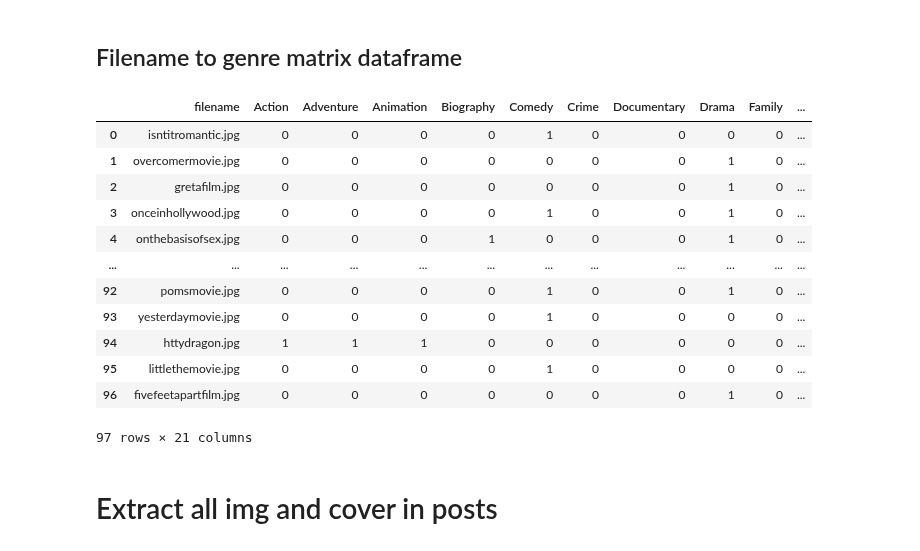
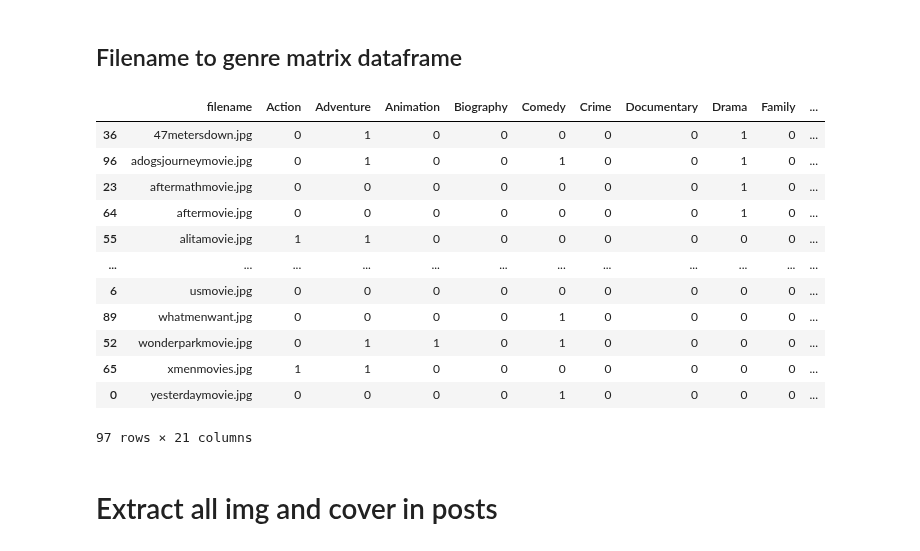
Before and after one commit to arrowill74/GPUbackup, a Jupyter notebook: Image_20genres/TrainTestMatrix.ipynb, the cells around one changed output. Saved outputs shown, nothing was run; the diff lists cells and outputs as text; code cells hidden in the pictures.

```diff
--- a/Image_20genres/TrainTestMatrix.ipynb
+++ b/Image_20genres/TrainTestMatrix.ipynb
@@ -103,21 +103,21 @@ fivefeetapartfilm
 # %% [markdown]
 ## Filename to genre matrix dataframe
 # %%
-df=pd.DataFrame(li, columns = ['filename'] + genres)
+df=pd.DataFrame(li, columns = ['filename'] + genres).sort_values(by='filename')
 df
 # %% [output]
 |  | filename | Action | Adventure | Animation | Biography | Comedy | Crime | Documentary | Drama | Family | ... |
-| 0 | isntitromantic.jpg | 0 | 0 | 0 | 0 | 1 | 0 | 0 | 0 | 0 | ... |
-| 1 | overcomermovie.jpg | 0 | 0 | 0 | 0 | 0 | 0 | 0 | 1 | 0 | ... |
-| 2 | gretafilm.jpg | 0 | 0 | 0 | 0 | 0 | 0 | 0 | 1 | 0 | ... |
-| 3 | onceinhollywood.jpg | 0 | 0 | 0 | 0 | 1 | 0 | 0 | 1 | 0 | ... |
-| 4 | onthebasisofsex.jpg | 0 | 0 | 0 | 1 | 0 | 0 | 0 | 1 | 0 | ... |
+| 36 | 47metersdown.jpg | 0 | 1 | 0 | 0 | 0 | 0 | 0 | 1 | 0 | ... |
+| 96 | adogsjourneymovie.jpg | 0 | 1 | 0 | 0 | 1 | 0 | 0 | 1 | 0 | ... |
+| 23 | aftermathmovie.jpg | 0 | 0 | 0 | 0 | 0 | 0 | 0 | 1 | 0 | ... |
+| 64 | aftermovie.jpg | 0 | 0 | 0 | 0 | 0 | 0 | 0 | 1 | 0 | ... |
+| 55 | alitamovie.jpg | 1 | 1 | 0 | 0 | 0 | 0 | 0 | 0 | 0 | ... |
 | ... | ... | ... | ... | ... | ... | ... | ... | ... | ... | ... | ... |
-| 92 | pomsmovie.jpg | 0 | 0 | 0 | 0 | 1 | 0 | 0 | 1 | 0 | ... |
-| 93 | yesterdaymovie.jpg | 0 | 0 | 0 | 0 | 1 | 0 | 0 | 0 | 0 | ... |
-| 94 | httydragon.jpg | 1 | 1 | 1 | 0 | 0 | 0 | 0 | 0 | 0 | ... |
-| 95 | littlethemovie.jpg | 0 | 0 | 0 | 0 | 1 | 0 | 0 | 0 | 0 | ... |
-| 96 | fivefeetapartfilm.jpg | 0 | 0 | 0 | 0 | 0 | 0 | 0 | 1 | 0 | ... |
+| 6 | usmovie.jpg | 0 | 0 | 0 | 0 | 0 | 0 | 0 | 0 | 0 | ... |
+| 89 | whatmenwant.jpg | 0 | 0 | 0 | 0 | 1 | 0 | 0 | 0 | 0 | ... |
+| 52 | wonderparkmovie.jpg | 0 | 1 | 1 | 0 | 1 | 0 | 0 | 0 | 0 | ... |
+| 65 | xmenmovies.jpg | 1 | 1 | 0 | 0 | 0 | 0 | 0 | 0 | 0 | ... |
+| 0 | yesterdaymovie.jpg | 0 | 0 | 0 | 0 | 1 | 0 | 0 | 0 | 0 | ... |
 97 rows × 21 columns
 # %%
 df.to_csv('./poster2genreMat.csv', index = 0)
```
Also changed, not shown: parts of 4 cells of this notebook, 7 other files.
